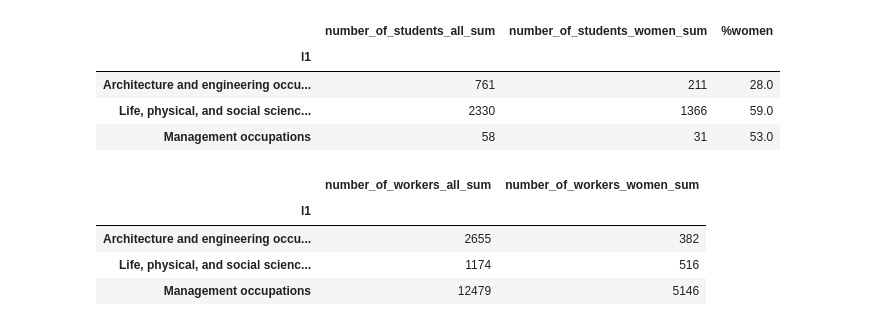
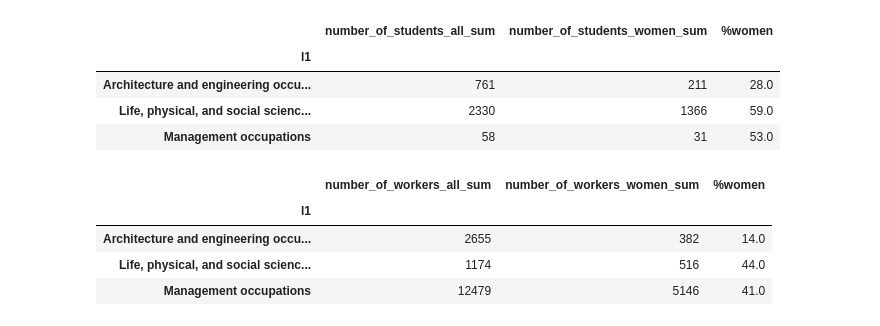
Before and after one commit to MADS-593-Project/Project, a Jupyter notebook: kolbe_work.ipynb, the cells around one changed output. Cells and saved outputs as stored; diff of their text form; code cells hidden in the pictures.

```diff
--- a/kolbe_work.ipynb
+++ b/kolbe_work.ipynb
@@ -430,13 +430,13 @@ student_table
 # %%
 workers_table = pd.pivot_table(data_to_be_pivoted[(data_to_be_pivoted['l1'] == "Architecture and engineering occupations") |(data_to_be_pivoted['l1'] == "Life, physical, and social science occupations") |(data_to_be_pivoted['l1'] == "Management occupations")],
                                 values=['number_of_workers_women_sum', 'number_of_workers_all_sum'], index='l1',
                        aggfunc="sum", fill_value=0)
 
-#workers_table['%women'] = ((workers_table['number_of_workers_women_sum']/student_table['number_of_workers_all_sum']) * 100).round(decimals=0)
+workers_table['%women'] = ((workers_table['number_of_workers_women_sum']/workers_table['number_of_workers_all_sum']) * 100).round(decimals=0)
 workers_table
 # %% [output]
-|  | number_of_workers_all_sum | number_of_workers_women_sum |
-| l1 |  |  |
-| Architecture and engineering occu... | 2655 | 382 |
-| Life, physical, and social scienc... | 1174 | 516 |
-| Management occupations | 12479 | 5146 |
+|  | number_of_workers_all_sum | number_of_workers_women_sum | %women |
+| l1 |  |  |  |
+| Architecture and engineering occu... | 2655 | 382 | 14.0 |
+| Life, physical, and social scienc... | 1174 | 516 | 44.0 |
+| Management occupations | 12479 | 5146 | 41.0 |
```
Also changed, not shown: parts of 1 cell of this notebook, 3 other files.
